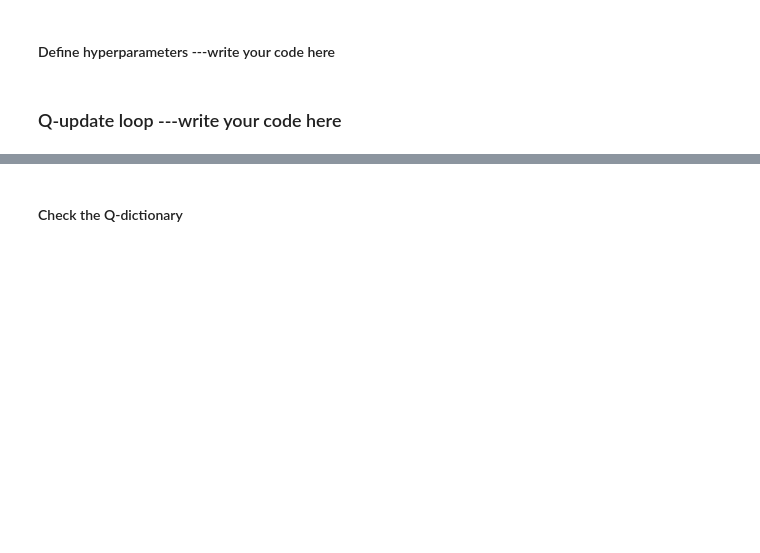
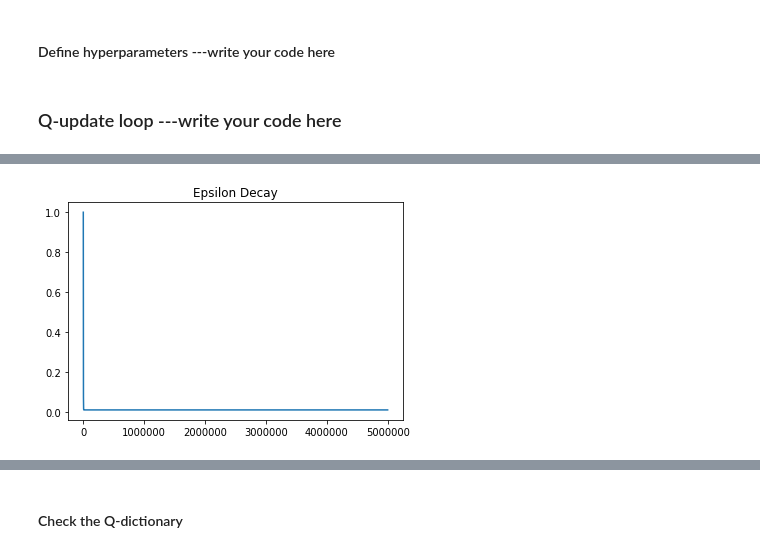
Before and after one commit to ashwanikumar04/rl-tic-tac-toe, a Jupyter notebook: TicTacToe_Agent.ipynb, the cells around one changed output, grey strips where cells are left out. Drawn from its saved outputs; the diff is of its cells as text; code cells hidden in the pictures; blank space fills up the shorter version.

```diff
--- a/TicTacToe_Agent.ipynb
+++ b/TicTacToe_Agent.ipynb
@@ -102,17 +102,17 @@ initialise_tracking_states()
 # %% [markdown]
 #### Define hyperparameters  ---write your code here
 # %%
-max_epsilon = 1.0
-min_epsilon = 0.001
-decay_rate= 0.000001
+# max_epsilon = 1.0
+# min_epsilon = 0.001
+# decay_rate= 0.000001
 
-EPISODES = 5000000
-LR = 0.01
-GAMMA = 0.91
+# EPISODES = 5000000
+# LR = 0.01
+# GAMMA = 0.91
 
-log_threhold = 20000
+# log_threhold = 50000
 
-threshold = 500       #every these many episodes, the 4 Q-values will be stored/appended (convergence graphs)
-policy_threshold = 30000  #every these many episodes, the Q-dict will be updated
+# threshold = 500       #every these many episodes, the 4 Q-values will be stored/appended (convergence graphs)
+# policy_threshold = 30000  #every these many episodes, the Q-dict will be updated
 # %% [markdown]
 ### Q-update loop ---write your code here
@@ -118,0 +125,10 @@ policy_threshold = 30000  #every these many episodes, the Q-dict will be updated
+# %%
+from itertools import product
+
+hp_learning_rate = [0.01, 0.1]
+hp_gamma = [0.8, 0.9]
+hp_min_epsilon = [.001, 0.01]
+decay_rate = [0.001, 0.0001, 0.00001, 0.000001]
+
+hp_params = list(
+    product(hp_learning_rate, hp_gamma, hp_min_epsilon, decay_rate))
@@ -119,3 +387,10 @@ policy_threshold = 30000  #every these many episodes, the Q-dict will be updated
+# %%
+plot_epsilon_decay(episodes=5000000,
+                   max_epsilon=1.0,
+                   min_epsilon=0.01,
+                   decay_rate=0.001)
+# %% [output]
+[figure, added]
 # %%
 start_time = time.time()
 
```
Also changed, not shown: parts of 20 cells of this notebook, 2 other files.
